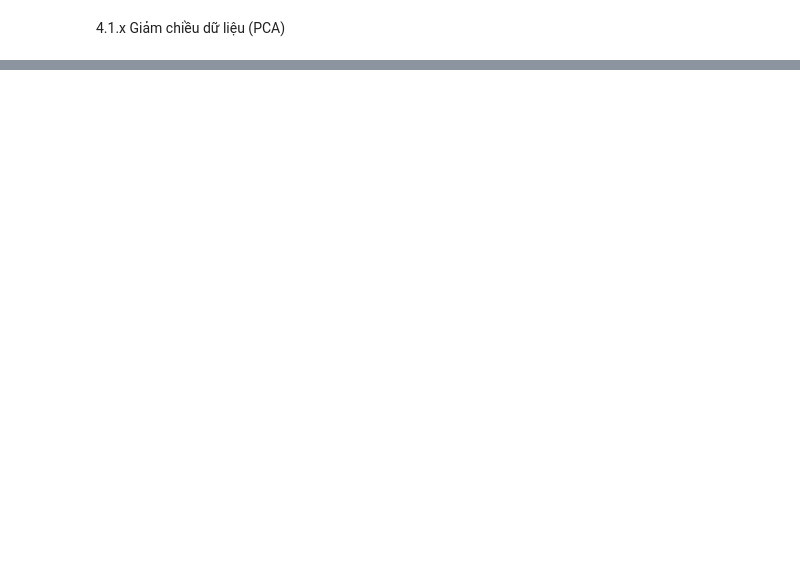
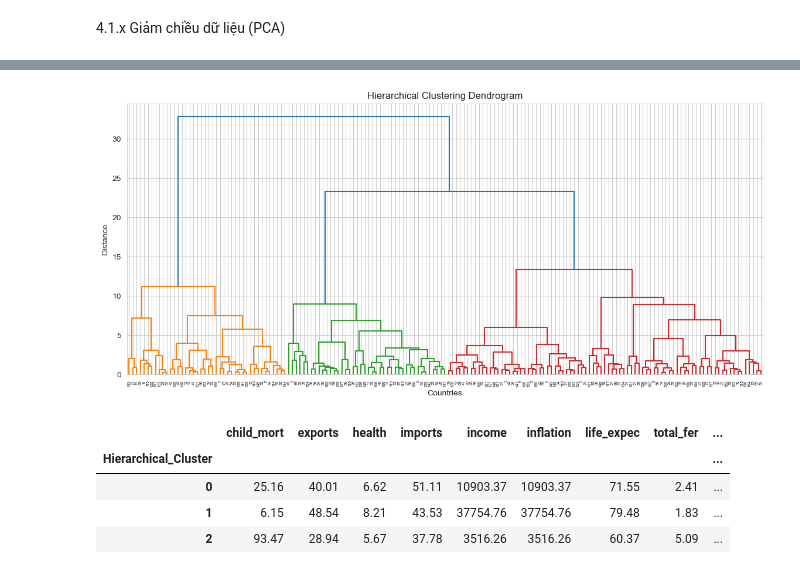
Before and after one commit to minhkhanh-coder/machine-learning-1, a Jupyter notebook: unsupervised learning/unsupervised_learning.ipynb, the cells around one changed output, grey strips where cells are left out. Saved outputs shown, nothing was run; the diff lists cells and outputs as text; code cells hidden in the pictures; blank space fills up the shorter version.

```diff
--- a/unsupervised learning/unsupervised_learning.ipynb
+++ b/unsupervised learning/unsupervised_learning.ipynb
@@ -355,0 +437,32 @@ sns.heatmap(df.corr(method='spearman', min_periods=1),annot=True)
+# %%
+from sklearn.cluster import AgglomerativeClustering
+from scipy.cluster.hierarchy import dendrogram, linkage
+
+# Performing hierarchical clustering using the "ward" method
+linked = linkage(selected_components, method='ward')
+
+# Plotting the dendrogram
+plt.figure(figsize=(14, 6))
+dendrogram(linked)
+plt.title('Hierarchical Clustering Dendrogram')
+plt.xlabel('Countries')
+plt.ylabel('Distance')
+plt.show()
+
+# Applying Agglomerative Clustering with 3 clusters
+agg_clustering = AgglomerativeClustering(n_clusters=3)
+agg_clusters = agg_clustering.fit_predict(selected_components)
+
+# Adding the hierarchical cluster labels to the original dataframe
+df['Hierarchical_Cluster'] = agg_clusters
+
+# Checking the mean values of features for each hierarchical cluster
+hierarchical_cluster_summary = df.groupby('Hierarchical_Cluster').mean()
+hierarchical_cluster_summary
+# %% [output]
+[figure, added]
+|  | child_mort | exports | health | imports | income | inflation | life_expec | total_fer | ... |
+| Hierarchical_Cluster |  |  |  |  |  |  |  |  | ... |
+| 0 | 25.16 | 40.01 | 6.62 | 51.11 | 10903.37 | 10903.37 | 71.55 | 2.41 | ... |
+| 1 | 6.15 | 48.54 | 8.21 | 43.53 | 37754.76 | 37754.76 | 79.48 | 1.83 | ... |
+| 2 | 93.47 | 28.94 | 5.67 | 37.78 | 3516.26 | 3516.26 | 60.37 | 5.09 | ... |
```
Also changed, not shown: parts of 9 cells of this notebook, 1 other file.
